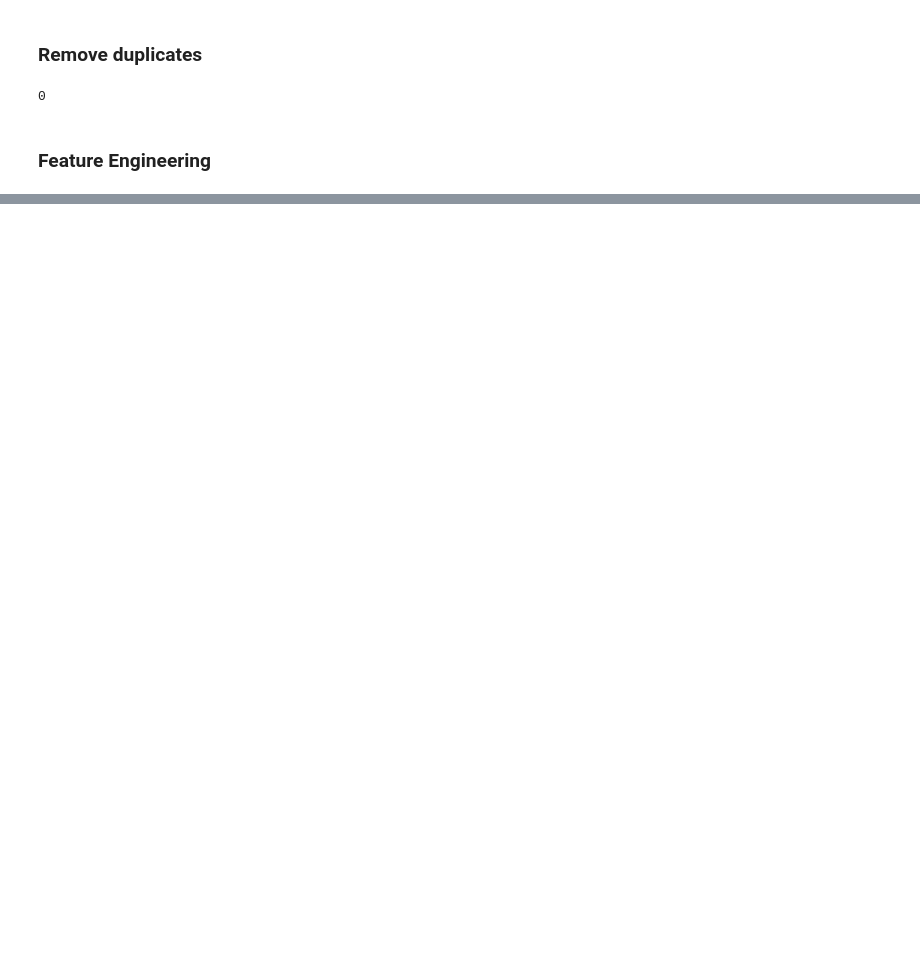
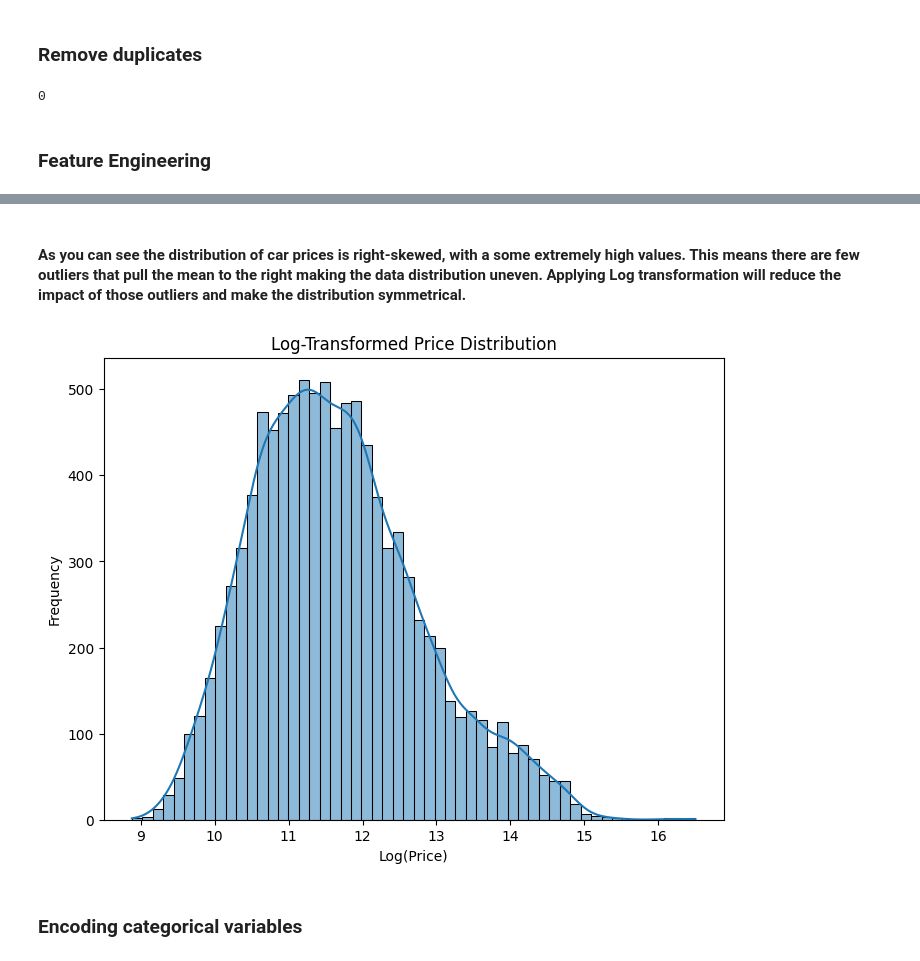
Before and after one commit to DinithKumudika/IS4116---Business-Intelligence-Systems---Assingnment-2, a Jupyter notebook: preprocess.ipynb, the cells around one changed output, grey strips where cells are left out. Saved outputs shown, nothing was run; the diff lists cells and outputs as text; code cells hidden in the pictures; blank space fills up the shorter version.

```diff
--- a/preprocess.ipynb
+++ b/preprocess.ipynb
@@ -278,0 +311,2 @@ df['Car Age'] = 2025 - df['Year']
+# %% [markdown]
+#### As you can see the distribution of car prices is right-skewed, with a some extremely high values. This means there are few outliers that pull the mean to the right making the data distribution uneven. Applying Log transformation will reduce the impact of those outliers and make the distribution symmetrical.
@@ -278,0 +318,12 @@ df['Car Age'] = 2025 - df['Year']
+# %%
+# Plot the log-transformed price distribution
+plt.figure(figsize=(8, 6))
+sns.histplot(df['Log Price'], kde=True)
+plt.title('Log-Transformed Price Distribution')
+plt.xlabel('Log(Price)')
+plt.ylabel('Frequency')
+plt.show()
+# %% [output]
+[figure, added]
+# %% [markdown]
+### Encoding categorical variables
```
Also changed, not shown: parts of 20 cells of this notebook, 1 other file.
